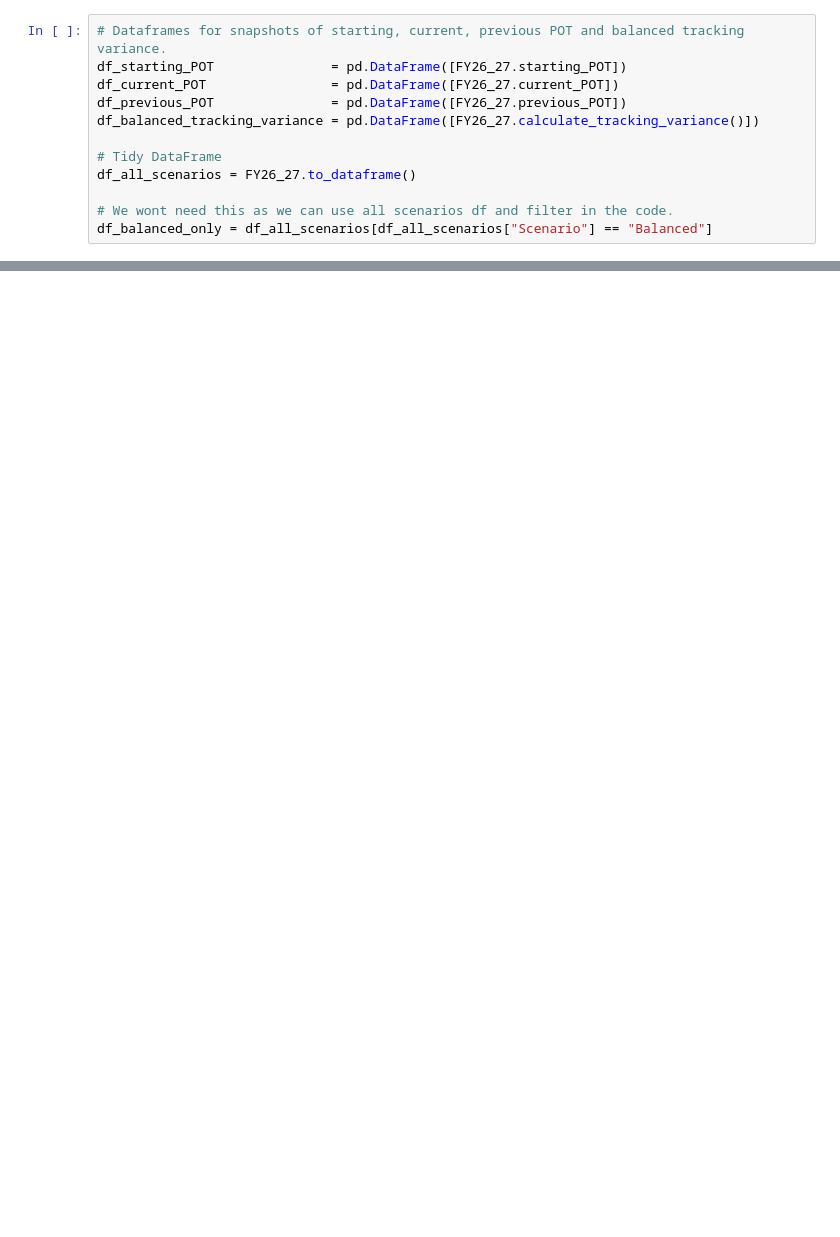
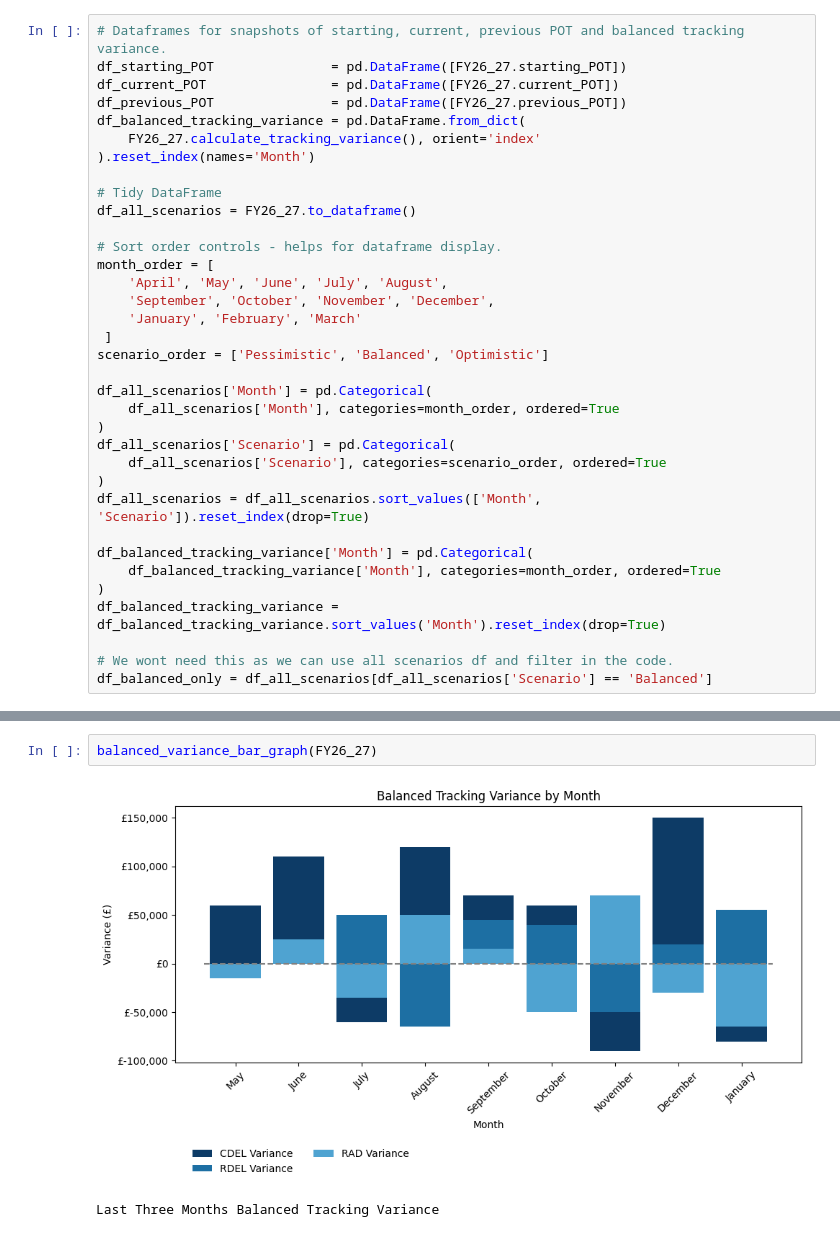
Before and after one commit to Averagecoder2k21/Finance, a Jupyter notebook: Finance_dev_notebook.ipynb, the cells around one changed output, grey strips where cells are left out. Cells and saved outputs as stored; diff of their text form; blank space fills up the shorter version.

```diff
--- a/Finance_dev_notebook.ipynb
+++ b/Finance_dev_notebook.ipynb
@@ -191,10 +215,33 @@ def show_df(df, title=None):
 df_starting_POT               = pd.DataFrame([FY26_27.starting_POT])
 df_current_POT                = pd.DataFrame([FY26_27.current_POT])
 df_previous_POT               = pd.DataFrame([FY26_27.previous_POT])
-df_balanced_tracking_variance = pd.DataFrame([FY26_27.calculate_tracking_variance()])
+df_balanced_tracking_variance = pd.DataFrame.from_dict(
+    FY26_27.calculate_tracking_variance(), orient='index'
+).reset_index(names='Month')
 
 # Tidy DataFrame
 df_all_scenarios = FY26_27.to_dataframe()
 
+# Sort order controls - helps for dataframe display.
+month_order = [
+    'April', 'May', 'June', 'July', 'August',
+    'September', 'October', 'November', 'December',
+    'January', 'February', 'March'
+ ]
+scenario_order = ['Pessimistic', 'Balanced', 'Optimistic']
+
+df_all_scenarios['Month'] = pd.Categorical(
+    df_all_scenarios['Month'], categories=month_order, ordered=True
+)
+df_all_scenarios['Scenario'] = pd.Categorical(
+    df_all_scenarios['Scenario'], categories=scenario_order, ordered=True
+)
+df_all_scenarios = df_all_scenarios.sort_values(['Month', 'Scenario']).reset_index(drop=True)
+
+df_balanced_tracking_variance['Month'] = pd.Categorical(
+    df_balanced_tracking_variance['Month'], categories=month_order, ordered=True
+)
+df_balanced_tracking_variance = df_balanced_tracking_variance.sort_values('Month').reset_index(drop=True)
+
 # We wont need this as we can use all scenarios df and filter in the code.
-df_balanced_only = df_all_scenarios[df_all_scenarios["Scenario"] == "Balanced"]
+df_balanced_only = df_all_scenarios[df_all_scenarios['Scenario'] == 'Balanced']
@@ -306,0 +512,5 @@ plot_balanced_and_3PE(FY26_27)
+# %%
+balanced_variance_bar_graph(FY26_27)
+# %% [output]
+[figure, added]
+Last Three Months Balanced Tracking Variance
```
Also changed, not shown: parts of 19 cells of this notebook.
